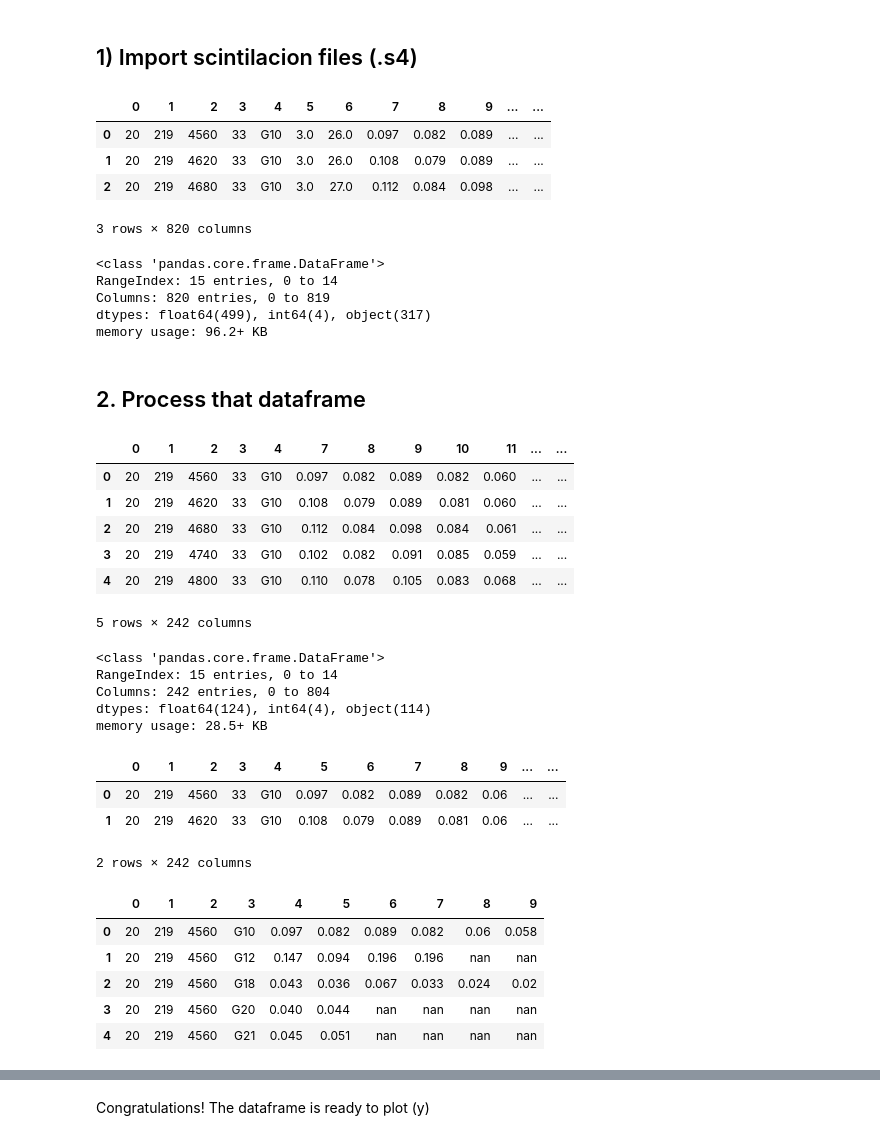
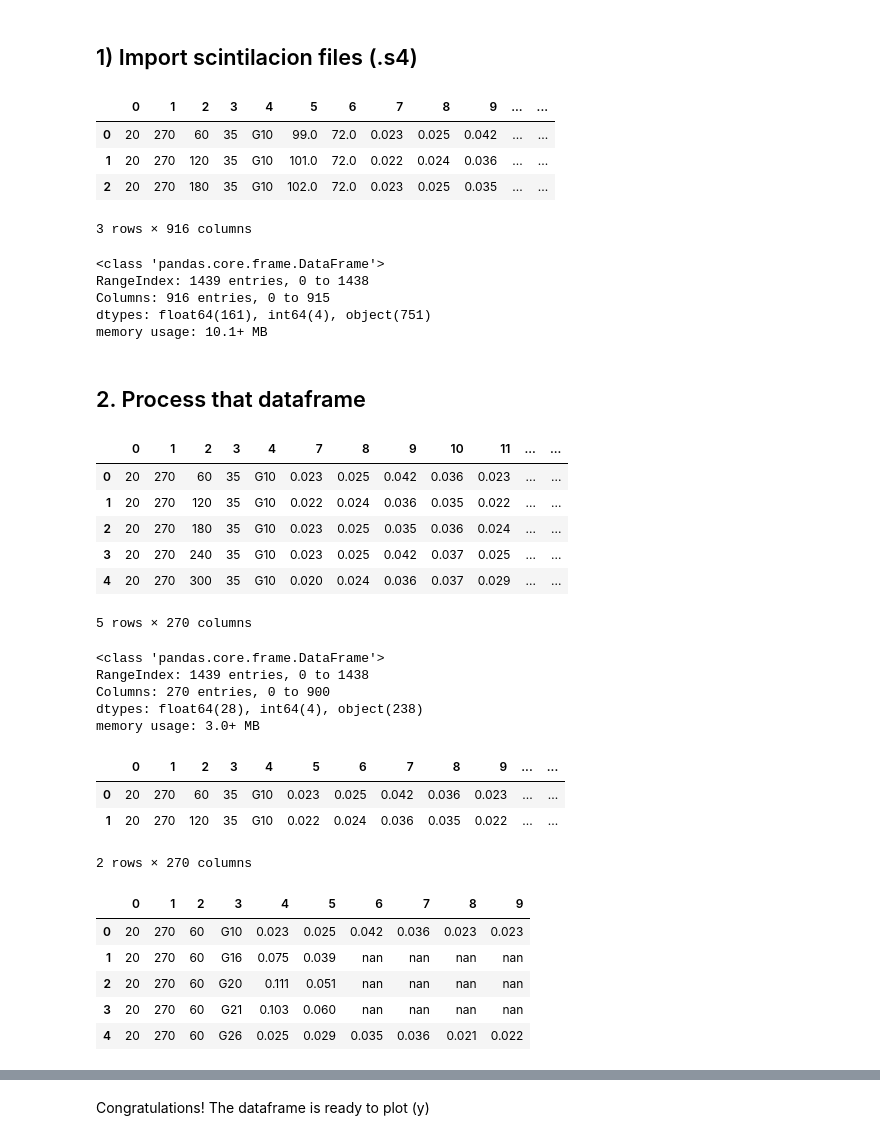
Before and after one commit to LuisDLCP/Graficas_cintilaciones_ROJ, a Jupyter notebook: src/plot_s4.ipynb, the cells around one changed output, grey strips where cells are left out. Saved outputs shown, nothing was run; the diff lists cells and outputs as text; code cells hidden in the pictures.

```diff
--- a/src/plot_s4.ipynb
+++ b/src/plot_s4.ipynb
@@ -8,23 +9,24 @@ import matplotlib.pyplot as plt
 # %% [markdown]
 ## 1) Import scintilacion files (.s4)
 # %%
-directorio = "/home/luis/Desktop/Proyects_Files/LISN/GPSs/Tareas/Graficas_cintilaciones/input_data/"
-df1 = pd.read_csv(directorio + "ljic_200806.s4", header=None, sep="\t")
+directorio = "/home/luis/Desktop/Proyects_Files/LISN/GPSs/Tareas/Graficas_cintilaciones/Input_data/Data_procesada/"
+file_name = "ljic_200926.s4"
+df1 = pd.read_csv(directorio + file_name, header=None, sep="\t")
 df1.head(3)
 # %% [output]
 |  | 0 | 1 | 2 | 3 | 4 | 5 | 6 | 7 | 8 | 9 | ... | ... |
-| 0 | 20 | 219 | 4560 | 33 | G10 | 3.0 | 26.0 | 0.097 | 0.082 | 0.089 | ... | ... |
-| 1 | 20 | 219 | 4620 | 33 | G10 | 3.0 | 26.0 | 0.108 | 0.079 | 0.089 | ... | ... |
-| 2 | 20 | 219 | 4680 | 33 | G10 | 3.0 | 27.0 | 0.112 | 0.084 | 0.098 | ... | ... |
+| 0 | 20 | 270 | 60 | 35 | G10 | 99.0 | 72.0 | 0.023 | 0.025 | 0.042 | ... | ... |
+| 1 | 20 | 270 | 120 | 35 | G10 | 101.0 | 72.0 | 0.022 | 0.024 | 0.036 | ... | ... |
+| 2 | 20 | 270 | 180 | 35 | G10 | 102.0 | 72.0 | 0.023 | 0.025 | 0.035 | ... | ... |
-3 rows × 820 columns
+3 rows × 916 columns
 # %%
 df1.info()
 # %% [output]
 <class 'pandas.core.frame.DataFrame'>
-RangeIndex: 15 entries, 0 to 14
-Columns: 820 entries, 0 to 819
-dtypes: float64(499), int64(4), object(317)
-memory usage: 96.2+ KB
+RangeIndex: 1439 entries, 0 to 1438
+Columns: 916 entries, 0 to 915
+dtypes: float64(161), int64(4), object(751)
+memory usage: 10.1+ MB
 # %% [markdown]
 ## 2. Process that dataframe
 # %%
@@ -40,28 +42,28 @@ for i in df1.columns:
 df1.head()
 # %% [output]
 |  | 0 | 1 | 2 | 3 | 4 | 7 | 8 | 9 | 10 | 11 | ... | ... |
-| 0 | 20 | 219 | 4560 | 33 | G10 | 0.097 | 0.082 | 0.089 | 0.082 | 0.060 | ... | ... |
-| 1 | 20 | 219 | 4620 | 33 | G10 | 0.108 | 0.079 | 0.089 | 0.081 | 0.060 | ... | ... |
-| 2 | 20 | 219 | 4680 | 33 | G10 | 0.112 | 0.084 | 0.098 | 0.084 | 0.061 | ... | ... |
-| 3 | 20 | 219 | 4740 | 33 | G10 | 0.102 | 0.082 | 0.091 | 0.085 | 0.059 | ... | ... |
-| 4 | 20 | 219 | 4800 | 33 | G10 | 0.110 | 0.078 | 0.105 | 0.083 | 0.068 | ... | ... |
+| 0 | 20 | 270 | 60 | 35 | G10 | 0.023 | 0.025 | 0.042 | 0.036 | 0.023 | ... | ... |
+| 1 | 20 | 270 | 120 | 35 | G10 | 0.022 | 0.024 | 0.036 | 0.035 | 0.022 | ... | ... |
+| 2 | 20 | 270 | 180 | 35 | G10 | 0.023 | 0.025 | 0.035 | 0.036 | 0.024 | ... | ... |
+| 3 | 20 | 270 | 240 | 35 | G10 | 0.023 | 0.025 | 0.042 | 0.037 | 0.025 | ... | ... |
+| 4 | 20 | 270 | 300 | 35 | G10 | 0.020 | 0.024 | 0.036 | 0.037 | 0.029 | ... | ... |
-5 rows × 242 columns
+5 rows × 270 columns
 # %%
 df1.info()
 # %% [output]
 <class 'pandas.core.frame.DataFrame'>
-RangeIndex: 15 entries, 0 to 14
-Columns: 242 entries, 0 to 804
-dtypes: float64(124), int64(4), object(114)
-memory usage: 28.5+ KB
+RangeIndex: 1439 entries, 0 to 1438
+Columns: 270 entries, 0 to 900
+dtypes: float64(28), int64(4), object(238)
+memory usage: 3.0+ MB
 # %%
 df1.columns = np.arange(len(df1.columns)) # Rename the columns
 df1.head(2)
 # %% [output]
 |  | 0 | 1 | 2 | 3 | 4 | 5 | 6 | 7 | 8 | 9 | ... | ... |
-| 0 | 20 | 219 | 4560 | 33 | G10 | 0.097 | 0.082 | 0.089 | 0.082 | 0.06 | ... | ... |
-| 1 | 20 | 219 | 4620 | 33 | G10 | 0.108 | 0.079 | 0.089 | 0.081 | 0.06 | ... | ... |
+| 0 | 20 | 270 | 60 | 35 | G10 | 0.023 | 0.025 | 0.042 | 0.036 | 0.023 | ... | ... |
+| 1 | 20 | 270 | 120 | 35 | G10 | 0.022 | 0.024 | 0.036 | 0.035 | 0.022 | ... | ... |
-2 rows × 242 columns
+2 rows × 270 columns
 # %%
 # Creacion de un nuevo dataframe
 df2 = pd.DataFrame(columns=range(10))
@@ -78,11 +80,11 @@ df2.index = range(len(df2))
 df2.head()
 # %% [output]
 |  | 0 | 1 | 2 | 3 | 4 | 5 | 6 | 7 | 8 | 9 |
-| 0 | 20 | 219 | 4560 | G10 | 0.097 | 0.082 | 0.089 | 0.082 | 0.06 | 0.058 |
-| 1 | 20 | 219 | 4560 | G12 | 0.147 | 0.094 | 0.196 | 0.196 | nan | nan |
-| 2 | 20 | 219 | 4560 | G18 | 0.043 | 0.036 | 0.067 | 0.033 | 0.024 | 0.02 |
-| 3 | 20 | 219 | 4560 | G20 | 0.040 | 0.044 | nan | nan | nan | nan |
-| 4 | 20 | 219 | 4560 | G21 | 0.045 | 0.051 | nan | nan | nan | nan |
+| 0 | 20 | 270 | 60 | G10 | 0.023 | 0.025 | 0.042 | 0.036 | 0.023 | 0.023 |
+| 1 | 20 | 270 | 60 | G16 | 0.075 | 0.039 | nan | nan | nan | nan |
+| 2 | 20 | 270 | 60 | G20 | 0.111 | 0.051 | nan | nan | nan | nan |
+| 3 | 20 | 270 | 60 | G21 | 0.103 | 0.060 | nan | nan | nan | nan |
+| 4 | 20 | 270 | 60 | G26 | 0.025 | 0.029 | 0.035 | 0.036 | 0.021 | 0.022 |
 # %%
 df2.info()
 # %% [output]
```
Also changed, not shown: parts of 20 cells of this notebook, 2 other files.
